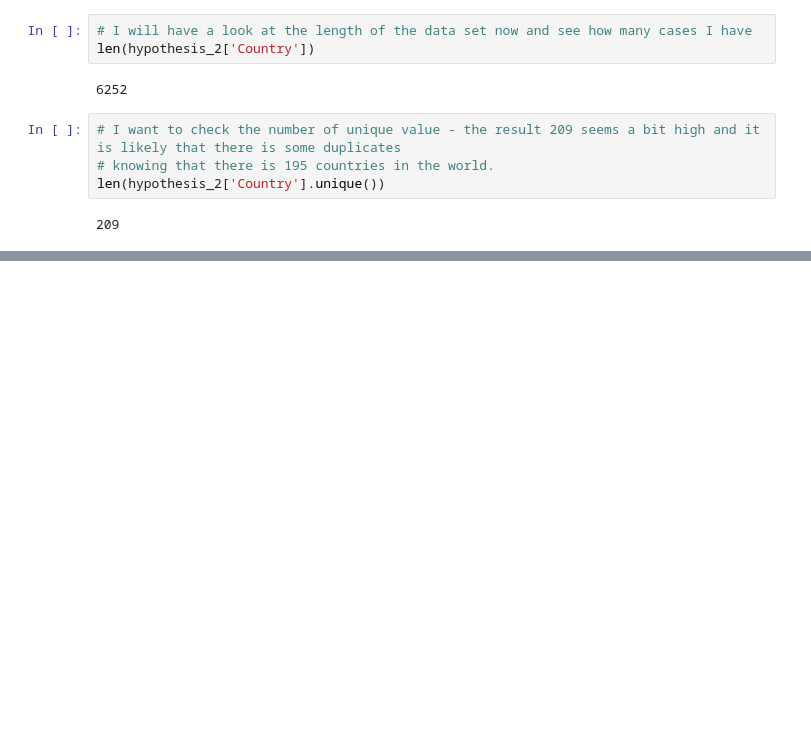
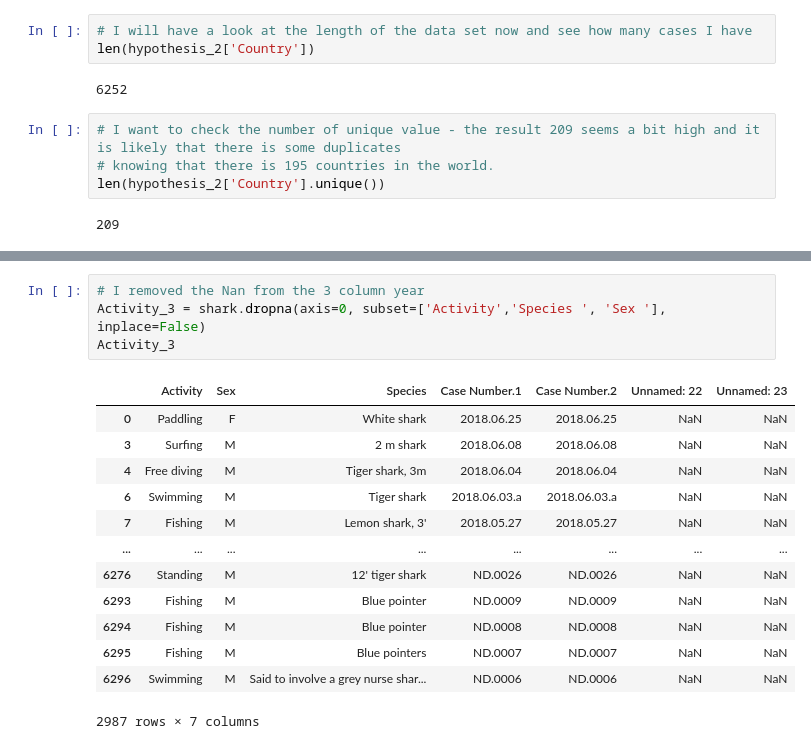
Before and after one commit to RaphHer/Project_1_Pandas, a Jupyter notebook: src/First Project Pandas .ipynb, the cells around one changed output, grey strips where cells are left out. Cells and saved outputs as stored; diff of their text form; blank space fills up the shorter version.

```diff
--- a/src/First Project Pandas .ipynb
+++ b/src/First Project Pandas .ipynb
@@ -332,0 +448,18 @@ on va prendre les endroits avec uniquement plus de 30 cas
+# %%
+# I removed the Nan from the 3 column year
+Activity_3 = shark.dropna(axis=0, subset=['Activity','Species ', 'Sex '], inplace=False)
+Activity_3
+# %% [output]
+|  | Activity | Sex | Species | Case Number.1 | Case Number.2 | Unnamed: 22 | Unnamed: 23 |
+| 0 | Paddling | F | White shark | 2018.06.25 | 2018.06.25 | NaN | NaN |
+| 3 | Surfing | M | 2 m shark | 2018.06.08 | 2018.06.08 | NaN | NaN |
+| 4 | Free diving | M | Tiger shark, 3m | 2018.06.04 | 2018.06.04 | NaN | NaN |
+| 6 | Swimming | M | Tiger shark | 2018.06.03.a | 2018.06.03.a | NaN | NaN |
+| 7 | Fishing | M | Lemon shark, 3' | 2018.05.27 | 2018.05.27 | NaN | NaN |
+| ... | ... | ... | ... | ... | ... | ... | ... |
+| 6276 | Standing | M | 12' tiger shark | ND.0026 | ND.0026 | NaN | NaN |
+| 6293 | Fishing | M | Blue pointer | ND.0009 | ND.0009 | NaN | NaN |
+| 6294 | Fishing | M | Blue pointer | ND.0008 | ND.0008 | NaN | NaN |
+| 6295 | Fishing | M | Blue pointers | ND.0007 | ND.0007 | NaN | NaN |
+| 6296 | Swimming | M | Said to involve a grey nurse shar... | ND.0006 | ND.0006 | NaN | NaN |
+2987 rows × 7 columns
```
Also changed, not shown: parts of 25 cells of this notebook.
